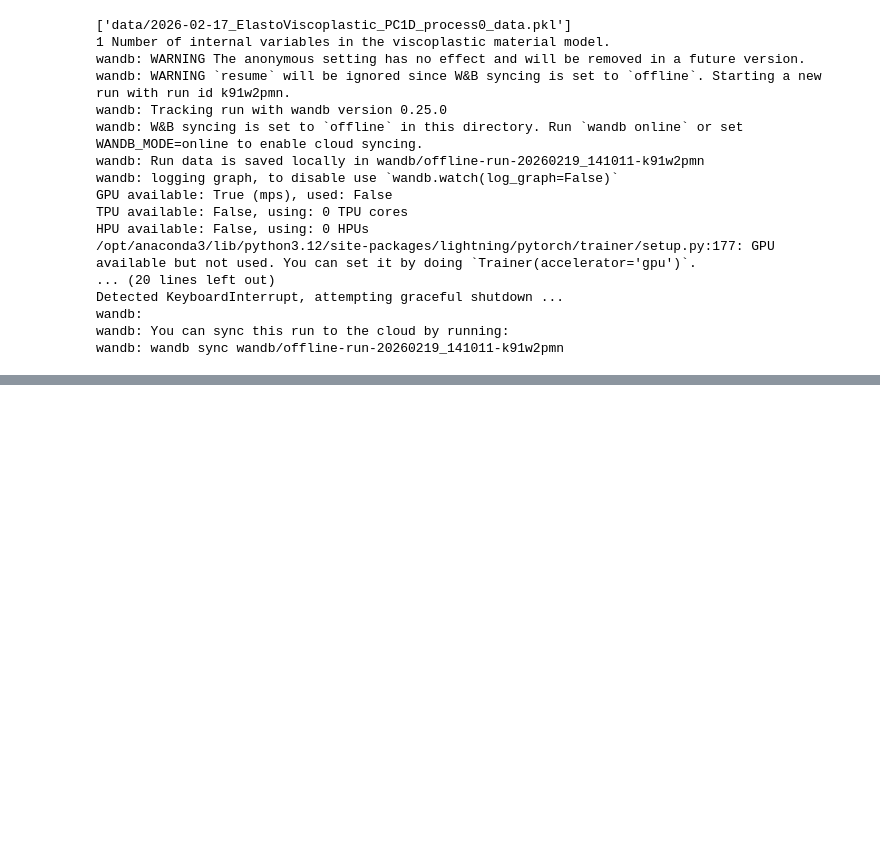
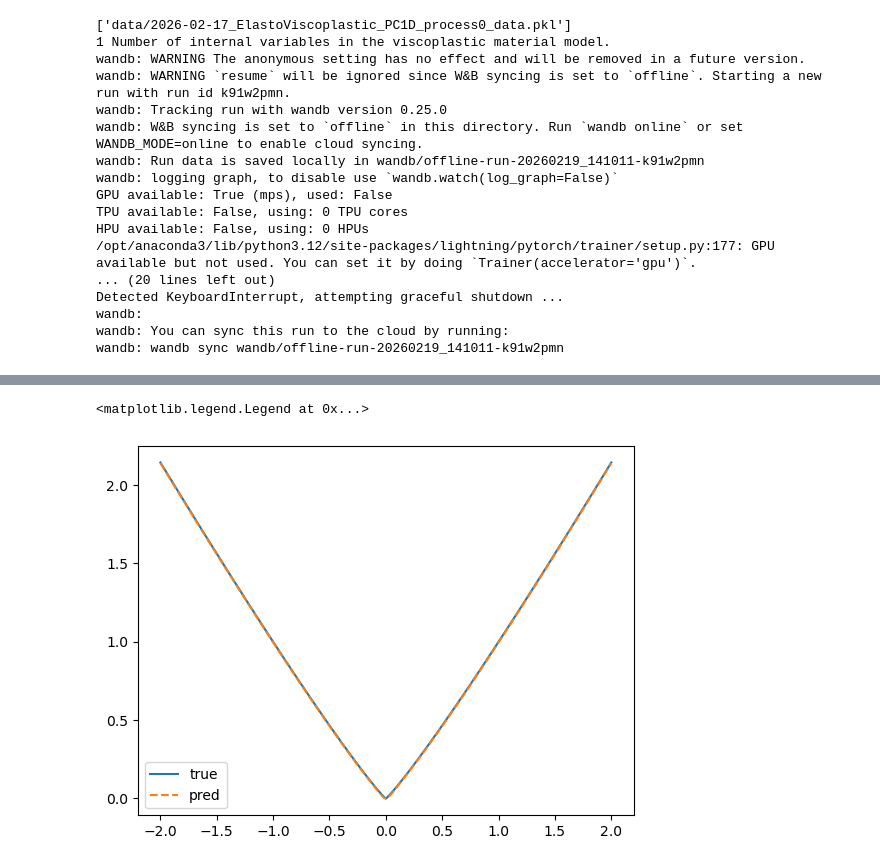
Before and after one commit to m-raj/microstructure-dependent-material-model, a Jupyter notebook: evp.ipynb, the cells around one changed output, grey strips where cells are left out. Saved outputs shown, nothing was run; the diff lists cells and outputs as text; code cells hidden in the pictures; blank space fills up the shorter version.

```diff
--- a/evp.ipynb
+++ b/evp.ipynb
@@ -778,0 +798,27 @@ wandb: wandb sync wandb/offline-run-20260219_141011-k91w2pmn
+# %%
+
+
+class ConvexNetwork(nn.Module):
+    def __init__(self, input_dim, hidden_dim):
+        super(ConvexNetwork, self).__init__()
+        self.fc1 = nn.Linear(input_dim, hidden_dim)
+        self.fc2 = nn.Parameter(torch.randn(hidden_dim, 1))
+        self.activation = torch.nn.Softplus()
+        self.weight_activation = torch.nn.Softplus()
+
+
+    def forward(self, x):
+        x = self.activation((self.fc1(x)))
+        W = self.weight_activation(self.fc2)  # Ensure weights are positive
+        output = torch.matmul(x, W)
+        return output
+
+x = torch.linspace(-2, 2, 1000, requires_grad=False).reshape(-1, 1)
+p = 1.1
+potential = torch.abs(x)**p
+y_true = p * torch.abs(x)**p/x
+print(x.shape, y_true.shape)
+
+cn = ConvexNN(y_features=1, hidden_features=10, out_features=1, n_hidden_layers=1)
+# cn = ConvexNetwork(input_dim=1, hidden_dim=10)
+optimizer = torch.optim.Adam(cn.parameters(), lr=0.001)
@@ -778,0 +860,10 @@ wandb: wandb sync wandb/offline-run-20260219_141011-k91w2pmn
+# %%
+m1 = torch.min(potential).detach().numpy()
+potential_pred = cn(x)
+m2 = torch.min(potential_pred).detach().numpy()
+plt.plot(x.detach().numpy(), potential.detach().numpy()-m1, label='true')
+plt.plot(x.detach().numpy(), potential_pred.detach()-m2, '--', label='pred')
+plt.legend()
+# %% [output]
+<matplotlib.legend.Legend at 0x...>
+[figure, added]
```
Also changed, not shown: parts of 16 cells of this notebook, 3 other files.
